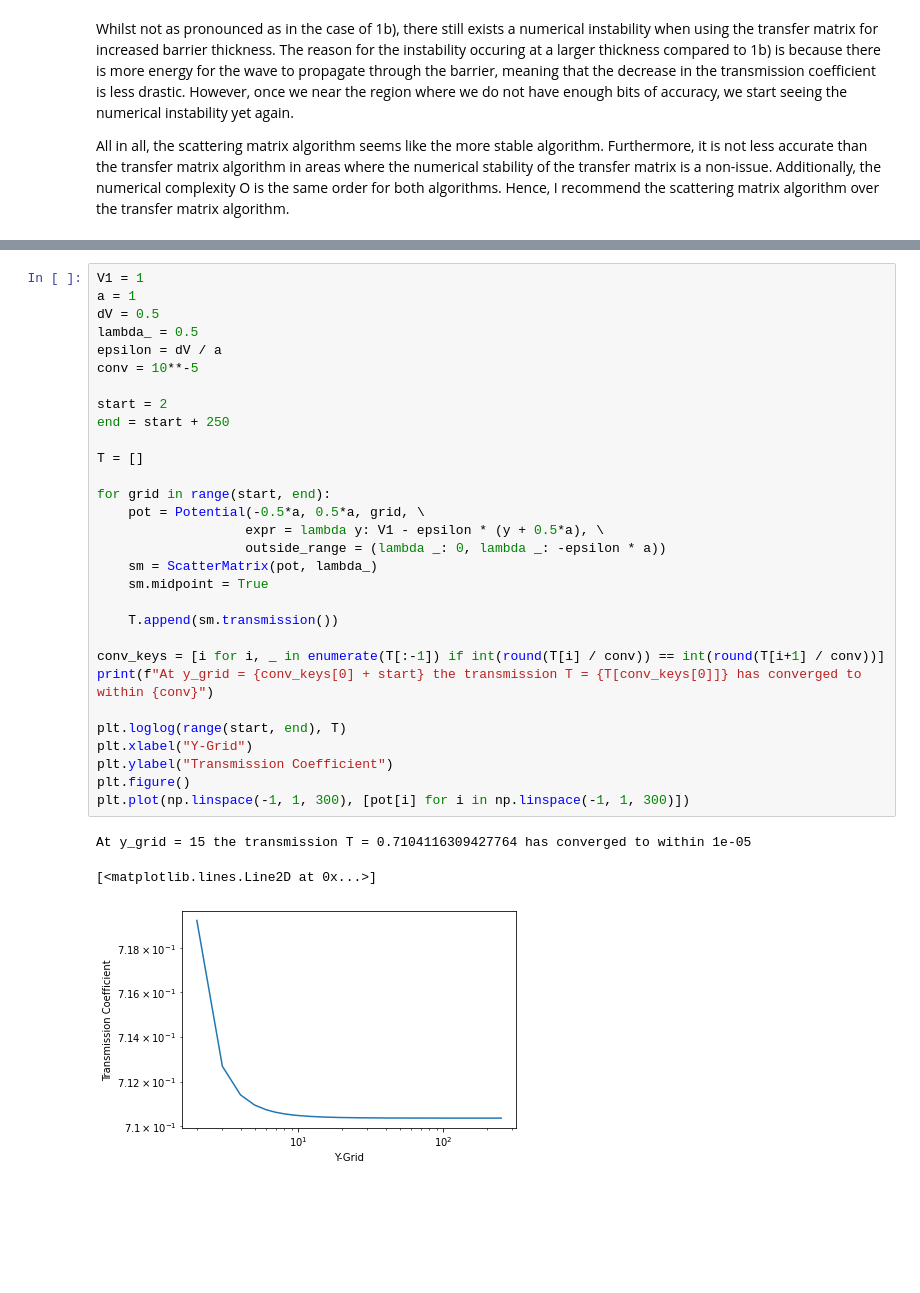
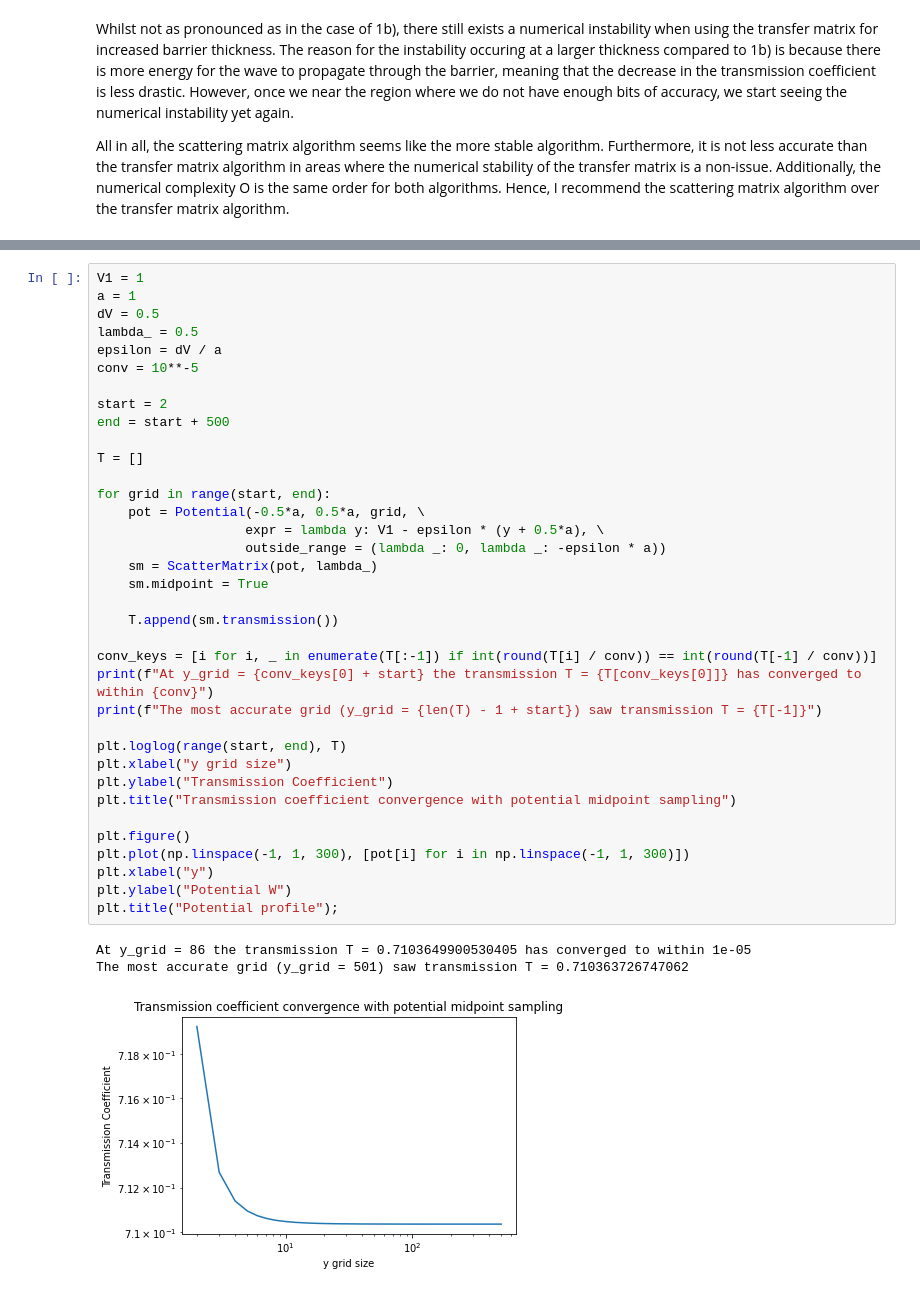
Before and after one commit to KevoSoftworks/computational_physics, a Jupyter notebook: 3_wave_propagation/wave_propagation.ipynb, the cells around one changed output, grey strips where cells are left out. Cells and saved outputs as stored; diff of their text form; blank space fills up the shorter version.

```diff
--- a/3_wave_propagation/wave_propagation.ipynb
+++ b/3_wave_propagation/wave_propagation.ipynb
@@ -175,34 +174,40 @@ All in all, the scattering matrix algorithm seems like the more stable algorithm
 # %%
 V1 = 1
 a = 1
 dV = 0.5
 lambda_ = 0.5
 epsilon = dV / a
 conv = 10**-5
 
 start = 2
-end = start + 250
+end = start + 500
 
 T = []
 
 for grid in range(start, end):
     pot = Potential(-0.5*a, 0.5*a, grid, \
                    expr = lambda y: V1 - epsilon * (y + 0.5*a), \
                    outside_range = (lambda _: 0, lambda _: -epsilon * a))
     sm = ScatterMatrix(pot, lambda_)
     sm.midpoint = True
 
     T.append(sm.transmission())
 
-conv_keys = [i for i, _ in enumerate(T[:-1]) if int(round(T[i] / conv)) == int(round(T[i+1] / conv))]
+conv_keys = [i for i, _ in enumerate(T[:-1]) if int(round(T[i] / conv)) == int(round(T[-1] / conv))]
 print(f"At y_grid = {conv_keys[0] + start} the transmission T = {T[conv_keys[0]]} has converged to within {conv}")
+print(f"The most accurate grid (y_grid = {len(T) - 1 + start}) saw transmission T = {T[-1]}")
 
 plt.loglog(range(start, end), T)
-plt.xlabel("Y-Grid")
+plt.xlabel("y grid size")
 plt.ylabel("Transmission Coefficient")
+plt.title("Transmission coefficient convergence with potential midpoint sampling")
+
 plt.figure()
 plt.plot(np.linspace(-1, 1, 300), [pot[i] for i in np.linspace(-1, 1, 300)])
+plt.xlabel("y")
+plt.ylabel("Potential W")
+plt.title("Potential profile");
 # %% [output]
-At y_grid = 15 the transmission T = 0.7104116309427764 has converged to within 1e-05
+At y_grid = 86 the transmission T = 0.7103649900530405 has converged to within 1e-05
+The most accurate grid (y_grid = 501) saw transmission T = 0.710363726747062
-[<matplotlib.lines.Line2D at 0x...>]
-[figure, old version]
+[figure, new version]
```
Also changed, not shown: parts of 22 cells of this notebook.
